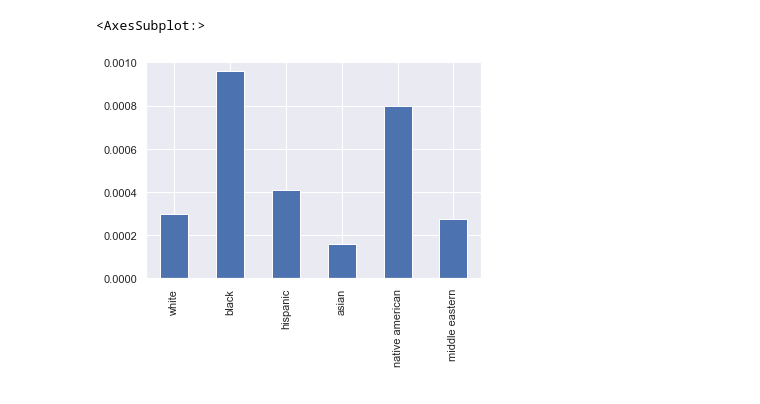
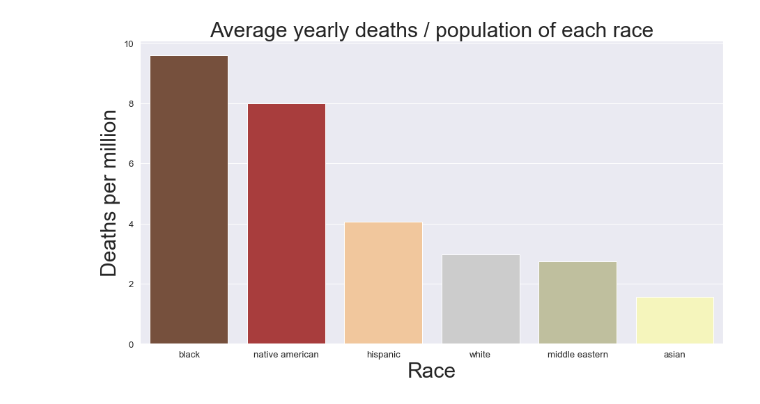
Before and after one commit to ikatechis/BigBlueData_Academy_Deaths_by_Police_EDA_project, a Jupyter notebook: analysis/analysis_fotis.ipynb, the cells around one changed output. Cells and saved outputs as stored; diff of their text form; code cells hidden in the pictures.

Commit message:
refined

```diff
--- a/analysis/analysis_fotis.ipynb
+++ b/analysis/analysis_fotis.ipynb
@@ -31,5 +62,5 @@ race_counts = pd.DataFrame(race_counts)
 race_counts.rename(index={'asian/pacific islander': 'asian'}, inplace=True)
 race_counts['pop_perc']=race_counts.index.map(race_perc)
 # %%
-# Average percantage of population killed every year by police per race (average total population 310m 2000-2020)
-race_counts['death_perc']=race_counts.race*100/(310000000*race_counts.pop_perc*20)
+# Average per million of population killed every year by police per race (average total population 310m 2000-2020)
+race_counts['death_perc']=race_counts.race*1000000/(310000000*race_counts.pop_perc*20)
@@ -36,7 +77,16 @@ race_counts['death_perc']=race_counts.race*100/(310000000*race_counts.pop_perc*2
 # %%
-# refine pending
-race_counts.death_perc.plot.bar()
+# refine pending (sort large to small, colors)
+plt.rcParams['figure.figsize'] = 15,8
+sns.set(font_scale = 1.2)
+
+fig = sns.barplot(data=race_counts, x=race_counts.index, y='death_perc',
+                  order = race_counts['death_perc'].sort_values(ascending=False).index,
+                  palette=[(0.5,0.3,0.2),(0.73,0.17,0.17),(1,0.78,0.56),(0.8,0.8,0.8),(0.77,0.77,0.6),(1,1,0.7)])
+
+plt.xlabel('Race', size=30)
+plt.ylabel('Deaths per million', size=30)
+plt.title('Average yearly deaths / population of each race', size=30)
+plt.show()
 # %% [output]
-<AxesSubplot:>
-[figure, old version]
+[figure, new version]
 # %%
```
Also changed, not shown: parts of 14 cells of this notebook.
